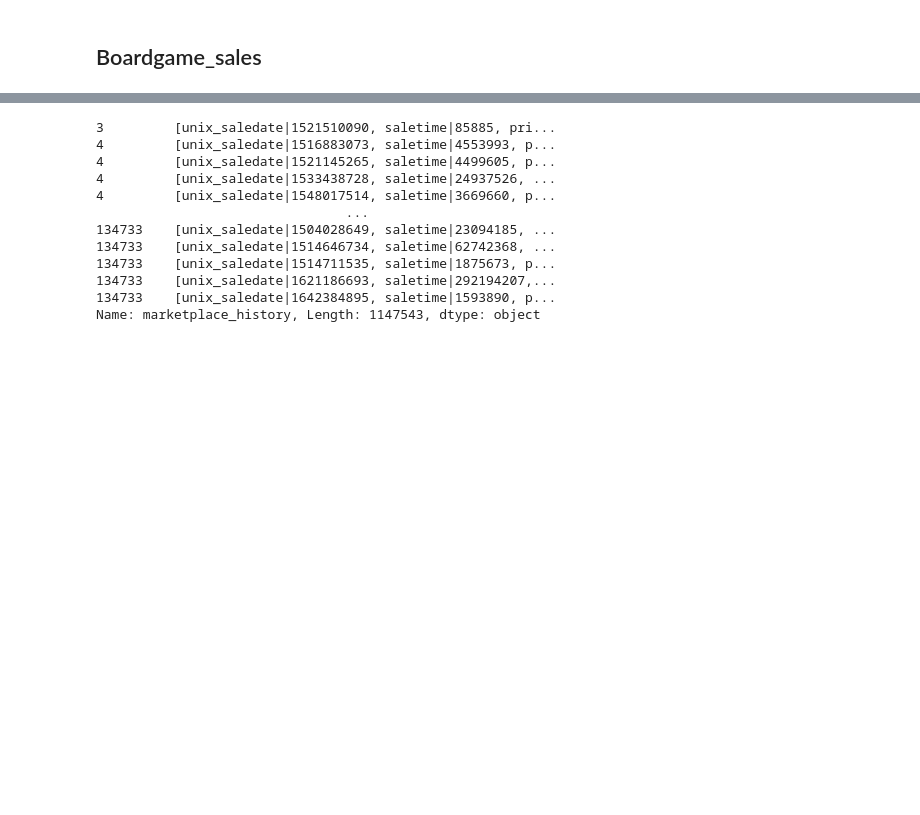
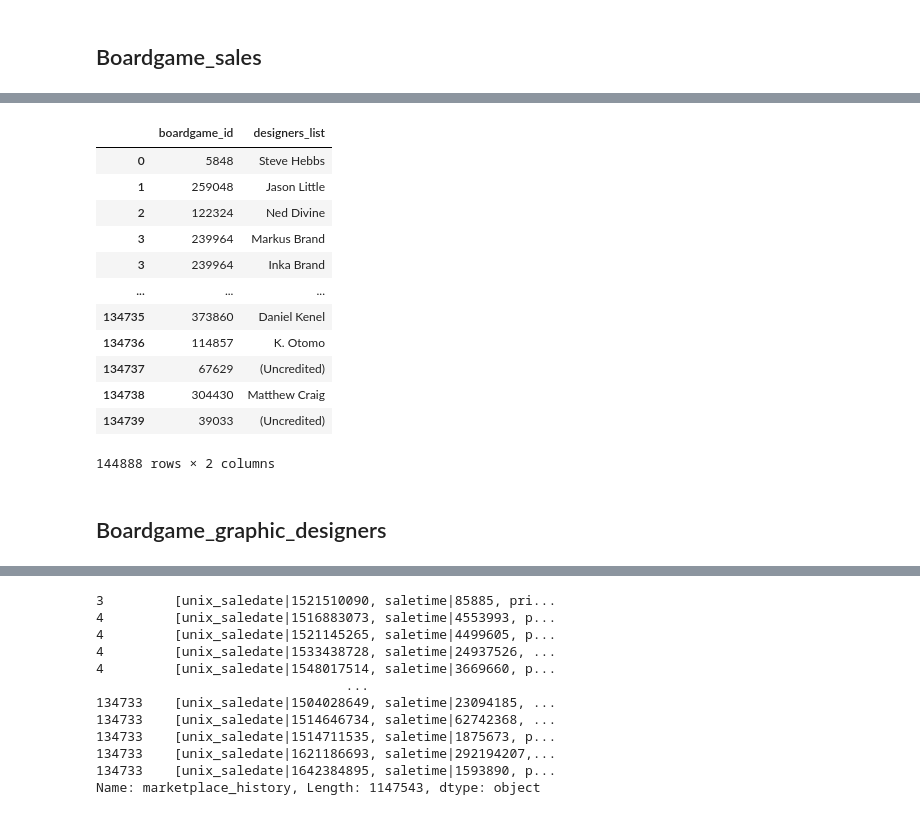
Before and after one commit to Fedorov-Nikita/Board-Game-Scraper, a Jupyter notebook: bgg_prepare_for_database.ipynb, the cells around one changed output, grey strips where cells are left out. Drawn from its saved outputs; the diff is of its cells as text; code cells hidden in the pictures; blank space fills up the shorter version.

```diff
--- a/bgg_prepare_for_database.ipynb
+++ b/bgg_prepare_for_database.ipynb
@@ -2461,0 +2526,19 @@ conn.close()
+# %%
+boardgames['designers_list'] = boardgames.designers.apply(lambda x: x.split('|'))
+x['designers_list'] = x.designers.apply(lambda x: x.split('|'))
+# %%
+boardgames[['boardgame_id', 'designers_list']][boardgames.designers != ''].explode('designers_list')
+# %% [output]
+|  | boardgame_id | designers_list |
+| 0 | 5848 | Steve Hebbs |
+| 1 | 259048 | Jason Little |
+| 2 | 122324 | Ned Divine |
+| 3 | 239964 | Markus Brand |
+| 3 | 239964 | Inka Brand |
+| ... | ... | ... |
+| 134735 | 373860 | Daniel Kenel |
+| 134736 | 114857 | K. Otomo |
+| 134737 | 67629 | (Uncredited) |
+| 134738 | 304430 | Matthew Craig |
+| 134739 | 39033 | (Uncredited) |
+144888 rows × 2 columns
@@ -2461,0 +2581,2 @@ conn.close()
+# %% [markdown]
+## Boardgame_graphic_designers
```
Also changed, not shown: parts of 23 cells of this notebook.
